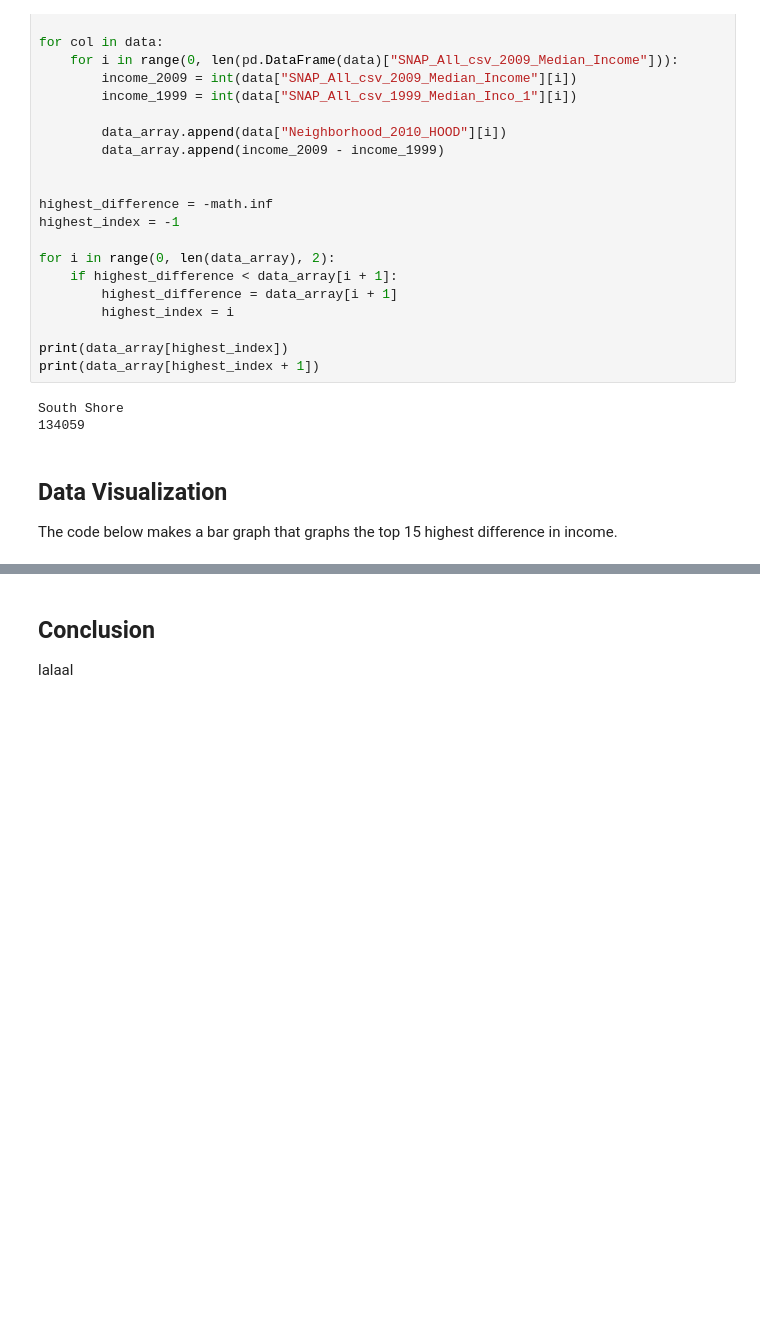
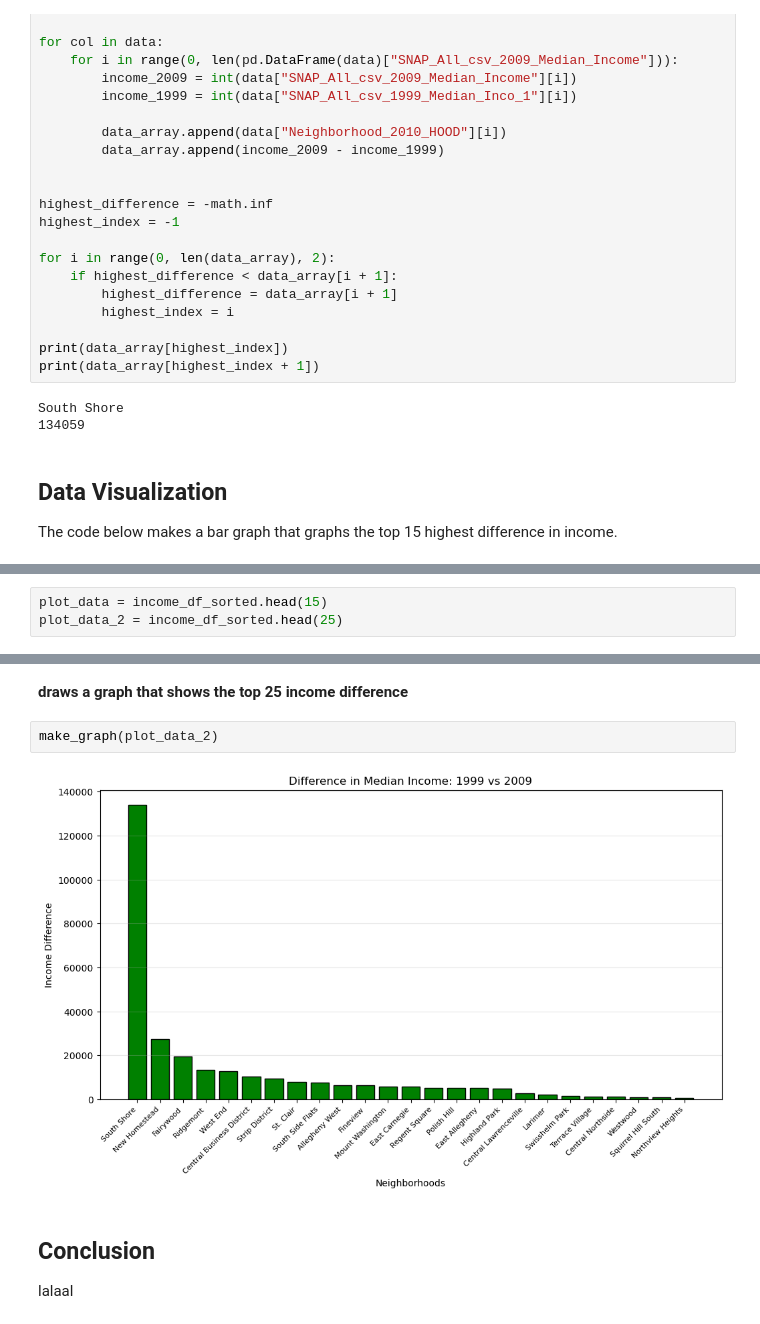
Before and after one commit to Muyun301/Final-project, a Jupyter notebook: eric_notebook.ipynb, the cells around one changed output, grey strips where cells are left out. Cells and saved outputs as stored; diff of their text form; blank space fills up the shorter version.

```diff
--- a/eric_notebook.ipynb
+++ b/eric_notebook.ipynb
@@ -90,0 +96,3 @@ plt.show()
+# %%
+plot_data = income_df_sorted.head(15)
+plot_data_2 = income_df_sorted.head(25)
@@ -91,3 +105,9 @@ plt.show()
+# %% [markdown]
+**draws a graph that shows the top 25 income difference**
+# %%
+make_graph(plot_data_2)
+# %% [output]
+[figure, added]
 # %% [markdown]
 ## Conclusion
 lalaal
```
Also changed, not shown: parts of 7 cells of this notebook.
